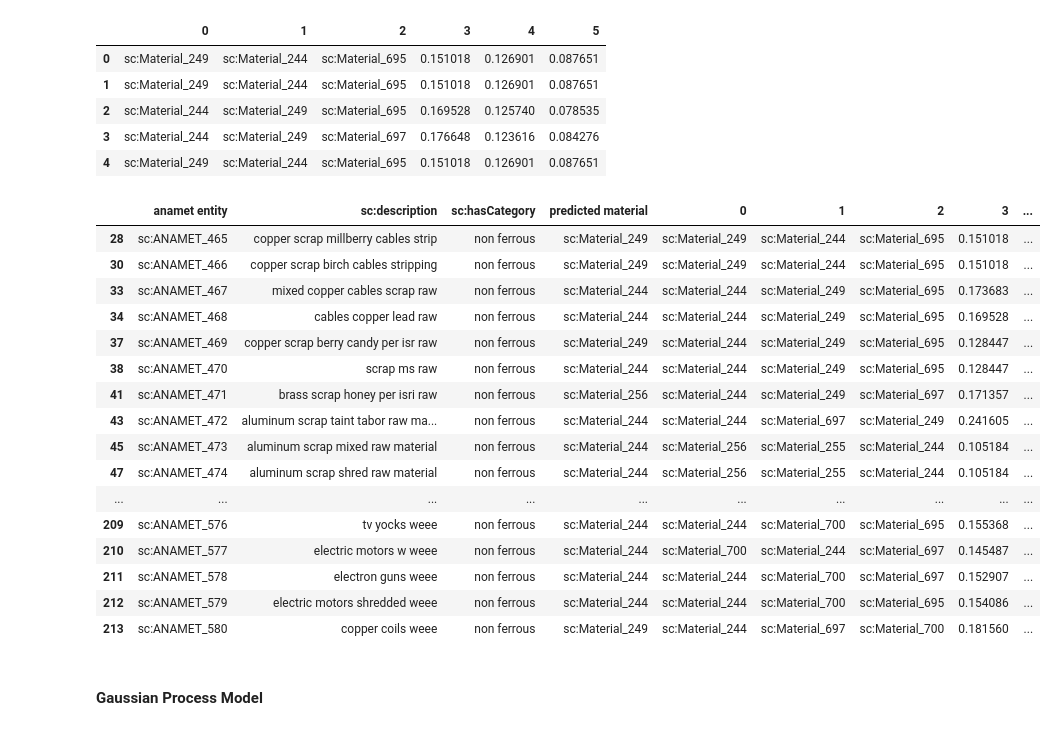
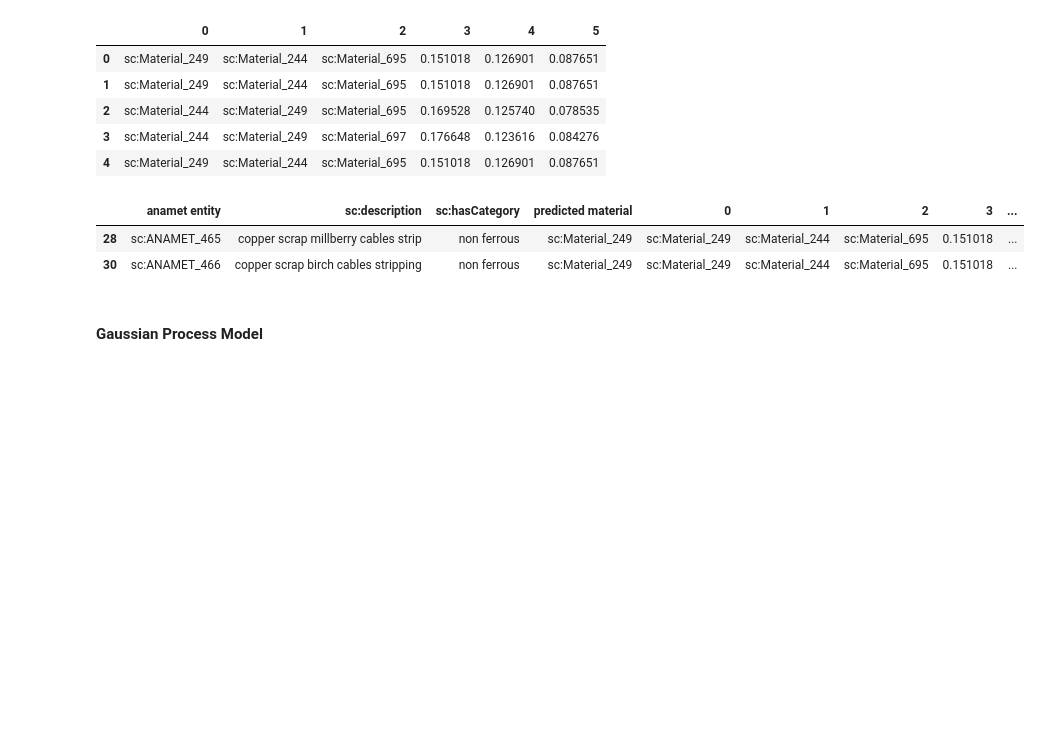
Before and after one commit to costasmexis/phd, a Jupyter notebook: scrap/predict_materials_ANAMET.ipynb, the cells around one changed output. Saved outputs shown, nothing was run; the diff lists cells and outputs as text; code cells hidden in the pictures; blank space fills up the shorter version.

```diff
--- a/scrap/predict_materials_ANAMET.ipynb
+++ b/scrap/predict_materials_ANAMET.ipynb
@@ -500,22 +505,8 @@ res.head()
 | 4 | sc:Material_249 | sc:Material_244 | sc:Material_695 | 0.151018 | 0.126901 | 0.087651 |
 # %%
 result = pd.concat([anamet_data, res], axis=1, join='inner')
-display(result)
+display(result.head(2))
 # %% [output]
 |  | anamet entity | sc:description | sc:hasCategory | predicted material | 0 | 1 | 2 | 3 | ... |
 | 28 | sc:ANAMET_465 | copper scrap millberry cables strip | non ferrous | sc:Material_249 | sc:Material_249 | sc:Material_244 | sc:Material_695 | 0.151018 | ... |
 | 30 | sc:ANAMET_466 | copper scrap birch cables stripping | non ferrous | sc:Material_249 | sc:Material_249 | sc:Material_244 | sc:Material_695 | 0.151018 | ... |
-| 33 | sc:ANAMET_467 | mixed copper cables scrap raw | non ferrous | sc:Material_244 | sc:Material_244 | sc:Material_249 | sc:Material_695 | 0.173683 | ... |
-| 34 | sc:ANAMET_468 | cables copper lead raw | non ferrous | sc:Material_244 | sc:Material_244 | sc:Material_249 | sc:Material_695 | 0.169528 | ... |
-| 37 | sc:ANAMET_469 | copper scrap berry candy per isr raw | non ferrous | sc:Material_249 | sc:Material_244 | sc:Material_249 | sc:Material_695 | 0.128447 | ... |
-| 38 | sc:ANAMET_470 | scrap ms raw | non ferrous | sc:Material_244 | sc:Material_244 | sc:Material_249 | sc:Material_695 | 0.128447 | ... |
-| 41 | sc:ANAMET_471 | brass scrap honey per isri raw | non ferrous | sc:Material_256 | sc:Material_244 | sc:Material_249 | sc:Material_697 | 0.171357 | ... |
-| 43 | sc:ANAMET_472 | aluminum scrap taint tabor raw ma... | non ferrous | sc:Material_244 | sc:Material_244 | sc:Material_697 | sc:Material_249 | 0.241605 | ... |
-| 45 | sc:ANAMET_473 | aluminum scrap mixed raw material | non ferrous | sc:Material_244 | sc:Material_256 | sc:Material_255 | sc:Material_244 | 0.105184 | ... |
-| 47 | sc:ANAMET_474 | aluminum scrap shred raw material | non ferrous | sc:Material_244 | sc:Material_256 | sc:Material_255 | sc:Material_244 | 0.105184 | ... |
-| ... | ... | ... | ... | ... | ... | ... | ... | ... | ... |
-| 209 | sc:ANAMET_576 | tv yocks weee | non ferrous | sc:Material_244 | sc:Material_244 | sc:Material_700 | sc:Material_695 | 0.155368 | ... |
-| 210 | sc:ANAMET_577 | electric motors w weee | non ferrous | sc:Material_244 | sc:Material_700 | sc:Material_244 | sc:Material_697 | 0.145487 | ... |
-| 211 | sc:ANAMET_578 | electron guns weee | non ferrous | sc:Material_244 | sc:Material_244 | sc:Material_700 | sc:Material_697 | 0.152907 | ... |
-| 212 | sc:ANAMET_579 | electric motors shredded weee | non ferrous | sc:Material_244 | sc:Material_244 | sc:Material_700 | sc:Material_695 | 0.154086 | ... |
-| 213 | sc:ANAMET_580 | copper coils weee | non ferrous | sc:Material_249 | sc:Material_244 | sc:Material_697 | sc:Material_700 | 0.181560 | ... |
```
Also changed, not shown: parts of 6 cells of this notebook, 3 other files.
